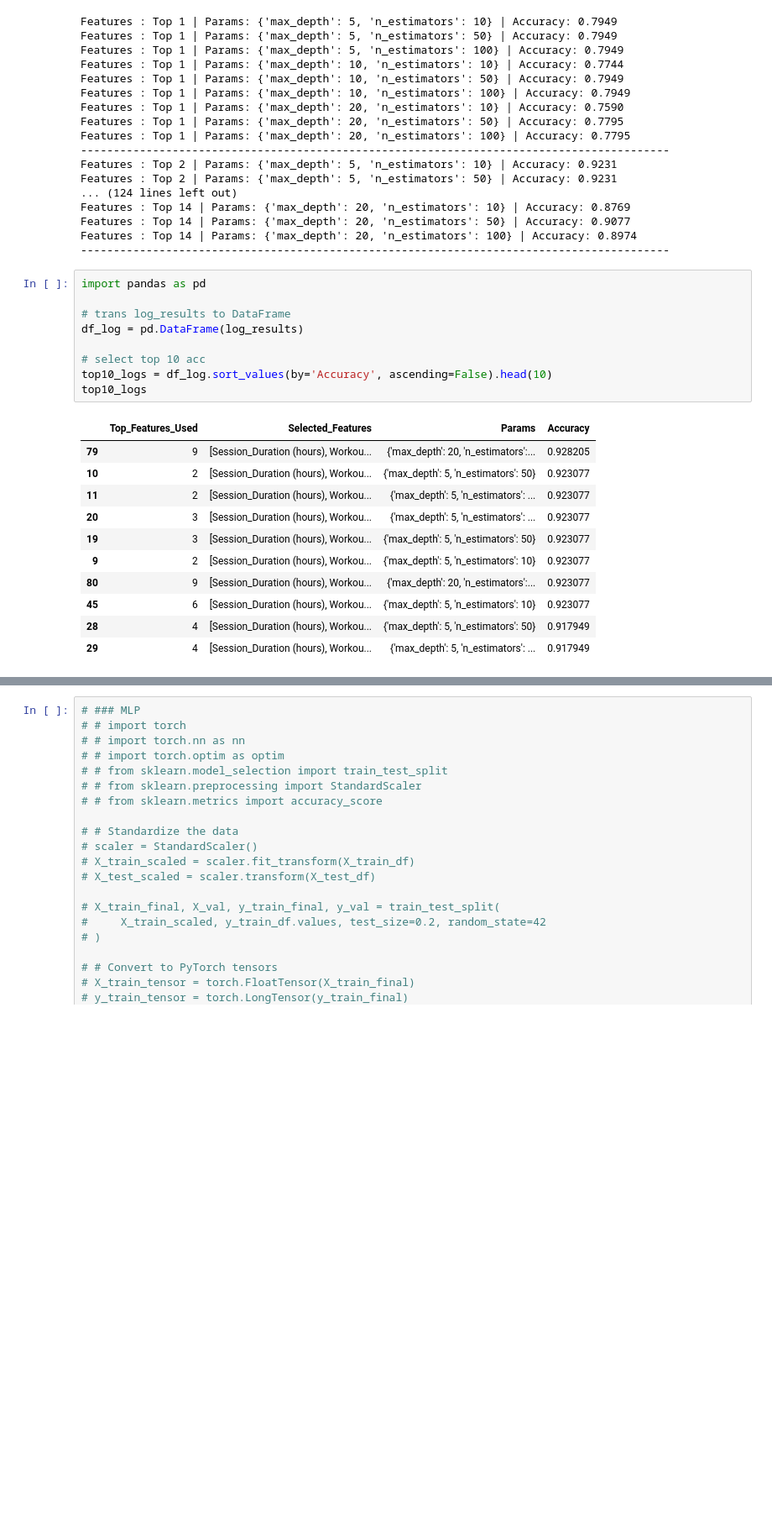
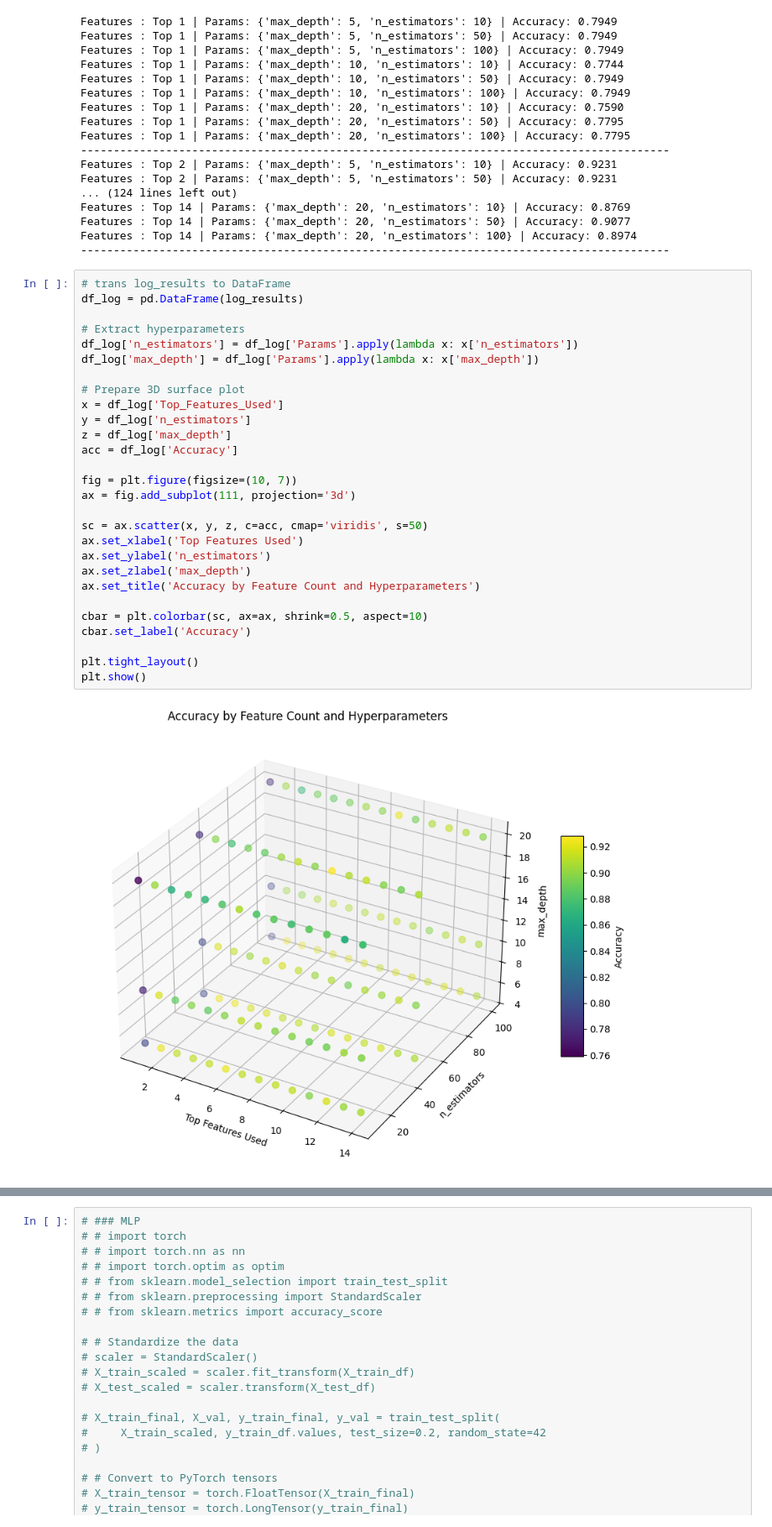
Before and after one commit to 4ommyx/Personalized-Promotion-for-Gym-Members, a Jupyter notebook: gym_aom.ipynb, the cells around one changed output, grey strips where cells are left out. Shown at 84% size. Drawn from its saved outputs; the diff is of its cells as text; blank space fills up the shorter version.

Commit message:
feat : add 3d video (segmentation, acc surface)

```diff
--- a/gym_aom.ipynb
+++ b/gym_aom.ipynb
@@ -345,25 +345,34 @@ Features : Top 14 | Params: {'max_depth': 20, 'n_estimators': 10} | Accuracy: 0.
 Features : Top 14 | Params: {'max_depth': 20, 'n_estimators': 50} | Accuracy: 0.9077
 Features : Top 14 | Params: {'max_depth': 20, 'n_estimators': 100} | Accuracy: 0.8974
 ------------------------------------------------------------------------------------------
-# %%
-import pandas as pd
-
-# trans log_results to DataFrame
-df_log = pd.DataFrame(log_results)
-
-# select top 10 acc
-top10_logs = df_log.sort_values(by='Accuracy', ascending=False).head(10)
-top10_logs
-# %% [output]
-|  | Top_Features_Used | Selected_Features | Params | Accuracy |
-| 79 | 9 | [Session_Duration (hours), Workou... | {'max_depth': 20, 'n_estimators':... | 0.928205 |
-| 10 | 2 | [Session_Duration (hours), Workou... | {'max_depth': 5, 'n_estimators': 50} | 0.923077 |
-| 11 | 2 | [Session_Duration (hours), Workou... | {'max_depth': 5, 'n_estimators': ... | 0.923077 |
-| 20 | 3 | [Session_Duration (hours), Workou... | {'max_depth': 5, 'n_estimators': ... | 0.923077 |
-| 19 | 3 | [Session_Duration (hours), Workou... | {'max_depth': 5, 'n_estimators': 50} | 0.923077 |
-| 9 | 2 | [Session_Duration (hours), Workou... | {'max_depth': 5, 'n_estimators': 10} | 0.923077 |
-| 80 | 9 | [Session_Duration (hours), Workou... | {'max_depth': 20, 'n_estimators':... | 0.923077 |
-| 45 | 6 | [Session_Duration (hours), Workou... | {'max_depth': 5, 'n_estimators': 10} | 0.923077 |
-| 28 | 4 | [Session_Duration (hours), Workou... | {'max_depth': 5, 'n_estimators': 50} | 0.917949 |
-| 29 | 4 | [Session_Duration (hours), Workou... | {'max_depth': 5, 'n_estimators': ... | 0.917949 |
+# %%
+# trans log_results to DataFrame
+df_log = pd.DataFrame(log_results)
+
+# Extract hyperparameters
+df_log['n_estimators'] = df_log['Params'].apply(lambda x: x['n_estimators'])
+df_log['max_depth'] = df_log['Params'].apply(lambda x: x['max_depth'])
+
+# Prepare 3D surface plot
+x = df_log['Top_Features_Used']
+y = df_log['n_estimators']
+z = df_log['max_depth']
+acc = df_log['Accuracy']
+
+fig = plt.figure(figsize=(10, 7))
+ax = fig.add_subplot(111, projection='3d')
+
+sc = ax.scatter(x, y, z, c=acc, cmap='viridis', s=50)
+ax.set_xlabel('Top Features Used')
+ax.set_ylabel('n_estimators')
+ax.set_zlabel('max_depth')
+ax.set_title('Accuracy by Feature Count and Hyperparameters')
+
+cbar = plt.colorbar(sc, ax=ax, shrink=0.5, aspect=10)
+cbar.set_label('Accuracy')
+
+plt.tight_layout()
+plt.show()
+# %% [output]
+[figure, added]
 # %%
```
Also changed, not shown: parts of 8 cells of this notebook.
